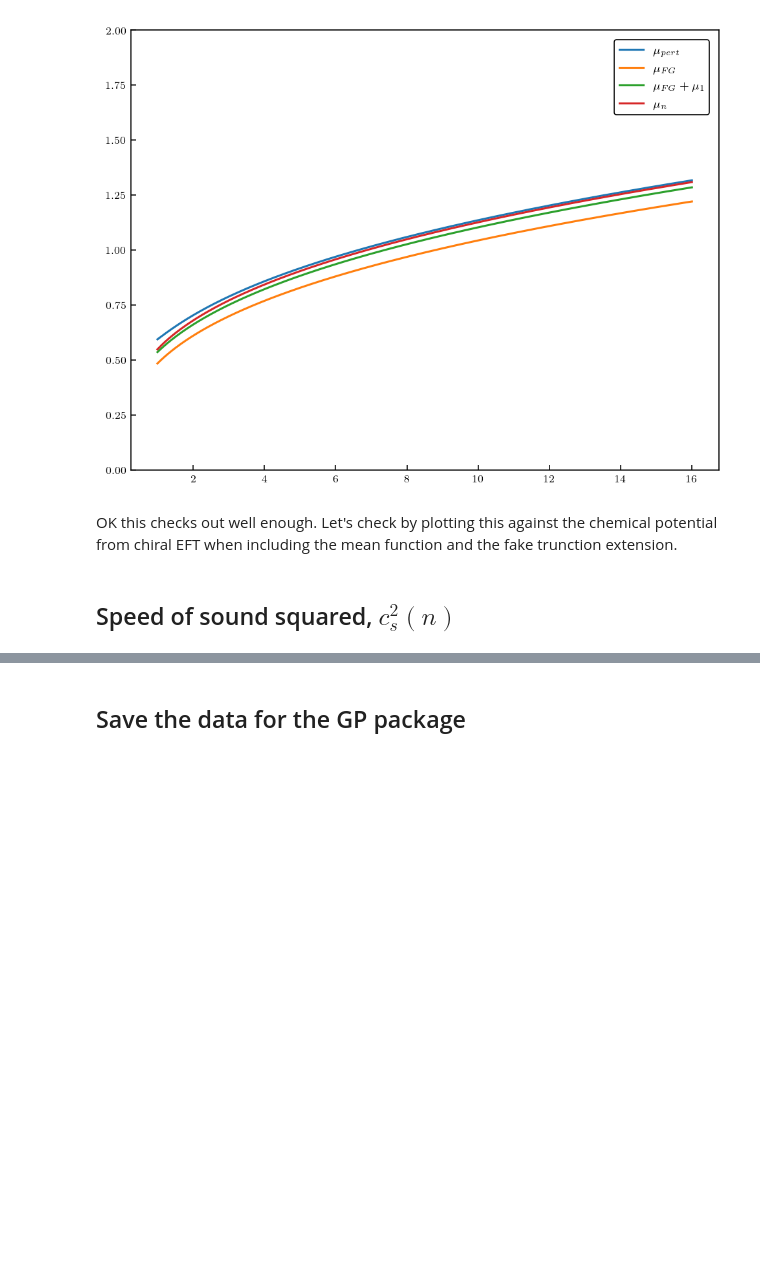
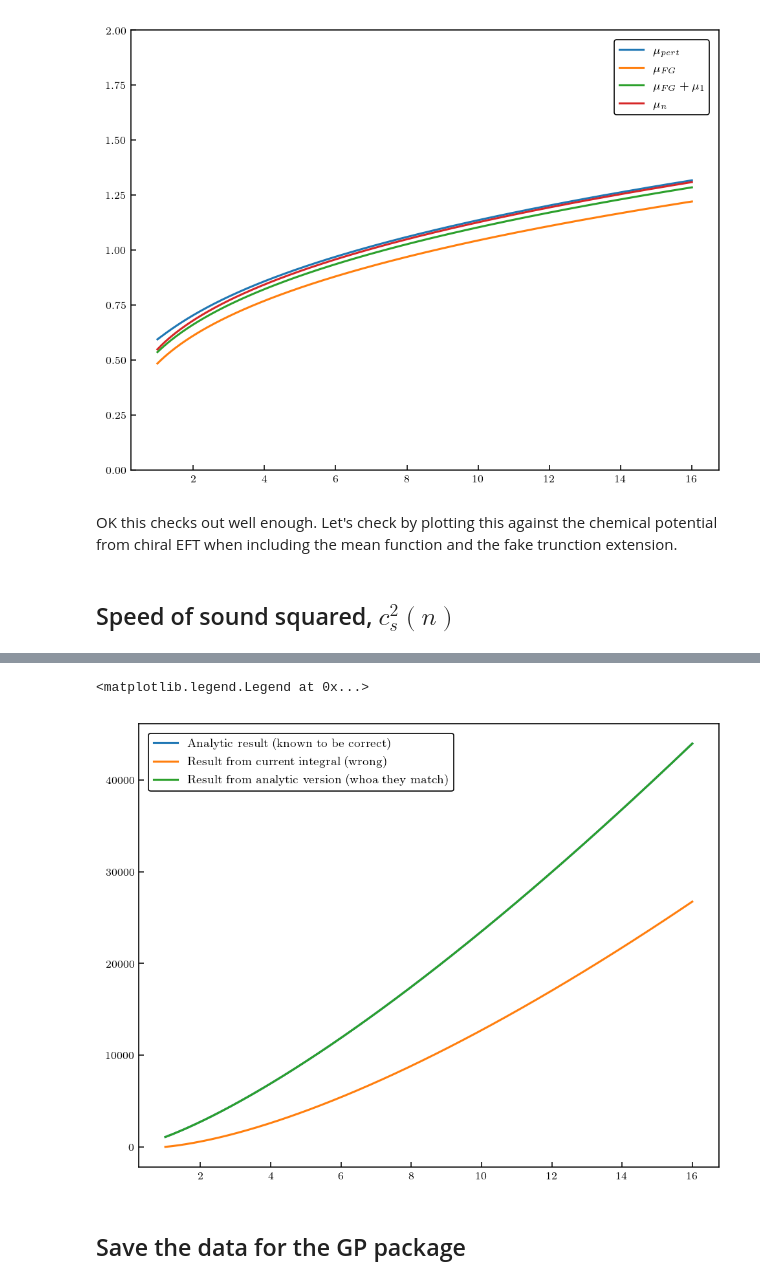
Before and after one commit to asemposki/neutron-rich-bmm, a Jupyter notebook: Gorda_pQCD_gsum.ipynb, the cells around one changed output, grey strips where cells are left out. Cells and saved outputs as stored; diff of their text form; code cells hidden in the pictures; blank space fills up the shorter version.

Commit message:
adds changes to codes and checks on energy density

```diff
--- a/Gorda_pQCD_gsum.ipynb
+++ b/Gorda_pQCD_gsum.ipynb
@@ -956,3 +957,24 @@ print(cs2_N2LO['mean'][-1] - cs2_NLO['mean'][-1])
+# %%
+# now let's try a comparison of formulae for energy density
+def edens(n):
+
+    # quark energy density for Nf=2
+    hbarc = 197.327
+    return (3.0 / (2 * np.pi**2.0)) * (3.0 * np.pi**2.0 * n/2.0)**(4.0/3.0) * hbarc
+
+def analytic_integration(n, n_i):
+
+    return n * (edens(n_i)/n_i + (3/2)**(7/3) * np.pi**(2/3) * (n**(1/3) - n_i**(1/3)) * hbarc)
+
+# plot stuff from both calculations
+plt.plot(dens, edens(dens), label=r'Analytic result (known to be correct)')
+plt.plot(dens, edens_FG['mean'], label=r'Result from current integral (wrong)')
+plt.plot(dens, analytic_integration(dens, dens[0]), label=r'Result from analytic version (whoa they match)')
+plt.legend()
+#plt.plot(dens, edens(dens)/edens_FG['mean'])
+# %% [output]
+<matplotlib.legend.Legend at 0x...>
+[figure, added]
 # %% [markdown]
 ## Save the data for the GP package <a id="gp_data"></a>
 # %%
```
Also changed, not shown: parts of 6 cells of this notebook, 4 other files.
